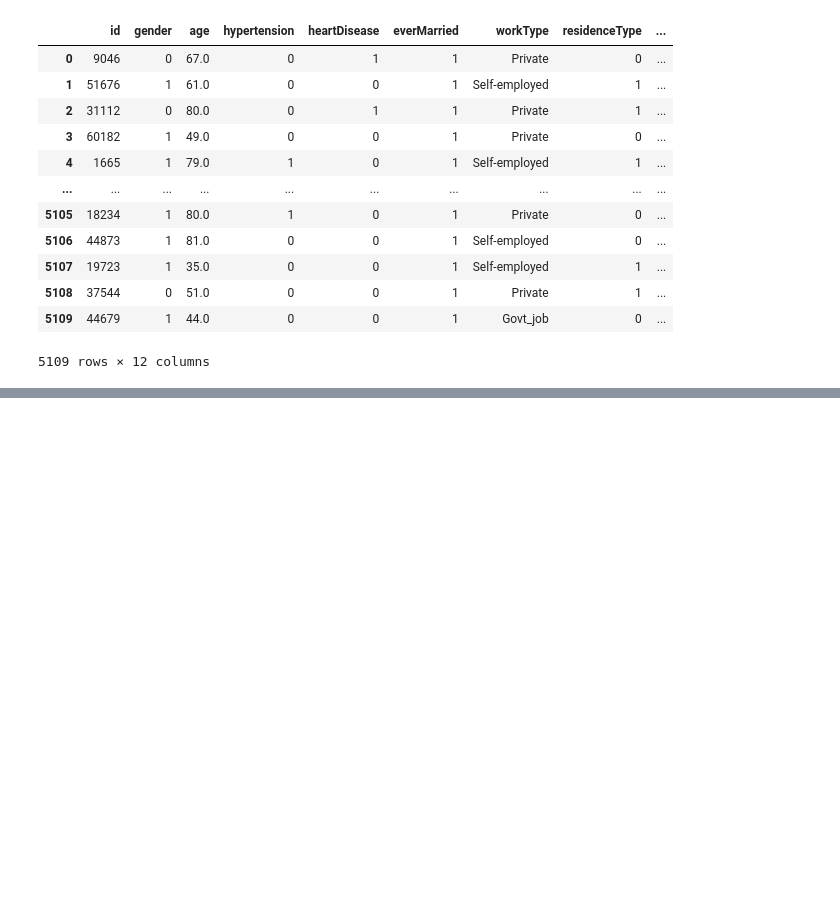
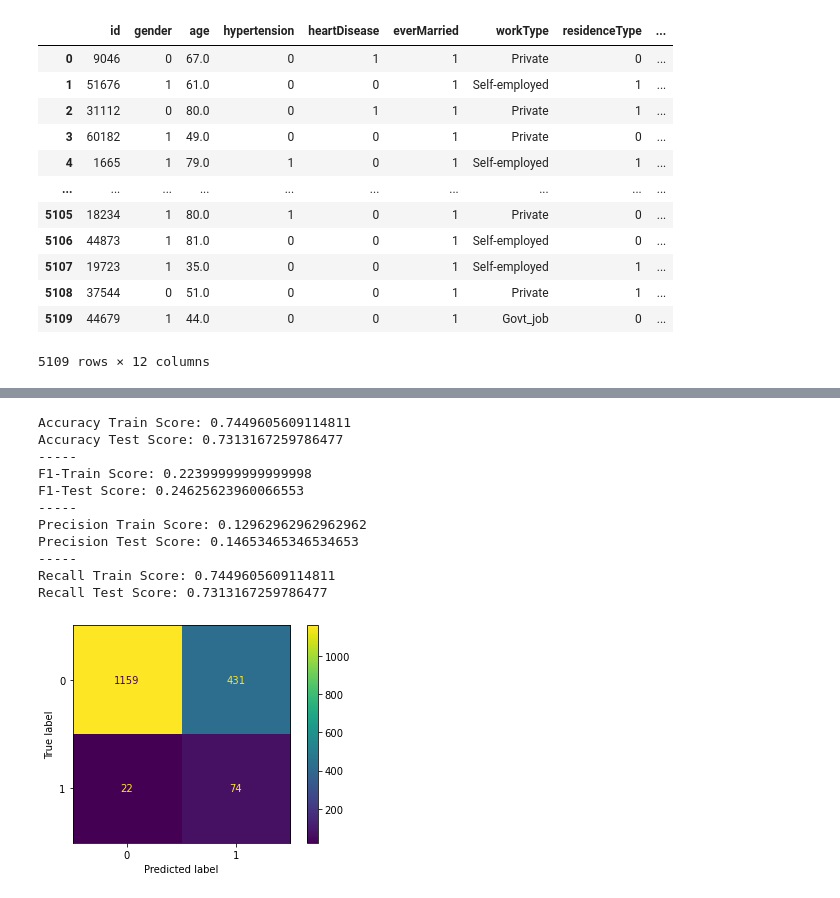
Before and after one commit to jpakele/strokePrediction, a Jupyter notebook: StrokePrediction.ipynb, the cells around one changed output, grey strips where cells are left out. Drawn from its saved outputs; the diff is of its cells as text; code cells hidden in the pictures; blank space fills up the shorter version.

```diff
--- a/StrokePrediction.ipynb
+++ b/StrokePrediction.ipynb
@@ -397,0 +276,54 @@ Please also refer to the documentation for alternative solver options:
+# %%
+#Data Prep
+
+#Scales my data
+scaler = StandardScaler()
+#Ecoder to categorize onto cols 'workType' and 'smokingStatus'
+encoder = ce.CountEncoder(cols = ['workType', 'smokingStatus'])
+
+xCols = [c for c in df.columns.to_list() if c not in ['stroke']]
+
+x = df[xCols]
+y = df['stroke']
+
+xTrain, xTest, yTrain, yTest = train_test_split(
+    x, y, test_size=0.33, random_state=42)
+
+xTrainEncoded = encoder.fit_transform(xTrain)
+xTestEncoded = encoder.transform(xTest)
+
+xTrainScaled = scaler.fit_transform(xTrainEncoded)
+xTestScaled = scaler.transform(xTestEncoded)
+# %%
+logReg = LogisticRegression(random_state = 123, class_weight = 'balanced')
+logReg.fit(xTrainScaled, yTrain)
+
+yPredTrain = logReg.predict(xTrainScaled)
+yPredTest = logReg.predict(xTestScaled)
+
+plot_confusion_matrix(logReg, xTestScaled, yTest)
+
+print(f"Accuracy Train Score: {accuracy_score(yTrain, yPredTrain)}")
+print(f"Accuracy Test Score: {accuracy_score(yTest, yPredTest)}")
+print('-----')
+print(f"F1-Train Score: {f1_score(yTrain, yPredTrain)}")
+print(f"F1-Test Score: {f1_score(yTest, yPredTest)}")
+print('-----')
+print(f"Precision Train Score: {precision_score(yTrain, yPredTrain)}")
+print(f"Precision Test Score: {precision_score(yTest, yPredTest)}")
+print('-----')
+print(f"Recall Train Score: {recall_score(yTrain, yPredTrain, average='weighted')}")
+print(f"Recall Test Score: {recall_score(yTest, yPredTest, average='weighted')}")
+# %% [output]
+Accuracy Train Score: 0.7449605609114811
+Accuracy Test Score: 0.7313167259786477
+-----
+F1-Train Score: 0.22399999999999998
+F1-Test Score: 0.24625623960066553
+-----
+Precision Train Score: 0.12962962962962962
+Precision Test Score: 0.14653465346534653
+-----
+Recall Train Score: 0.7449605609114811
+Recall Test Score: 0.7313167259786477
+[figure, added]
```
Also changed, not shown: parts of 16 cells of this notebook, 1 other file.
